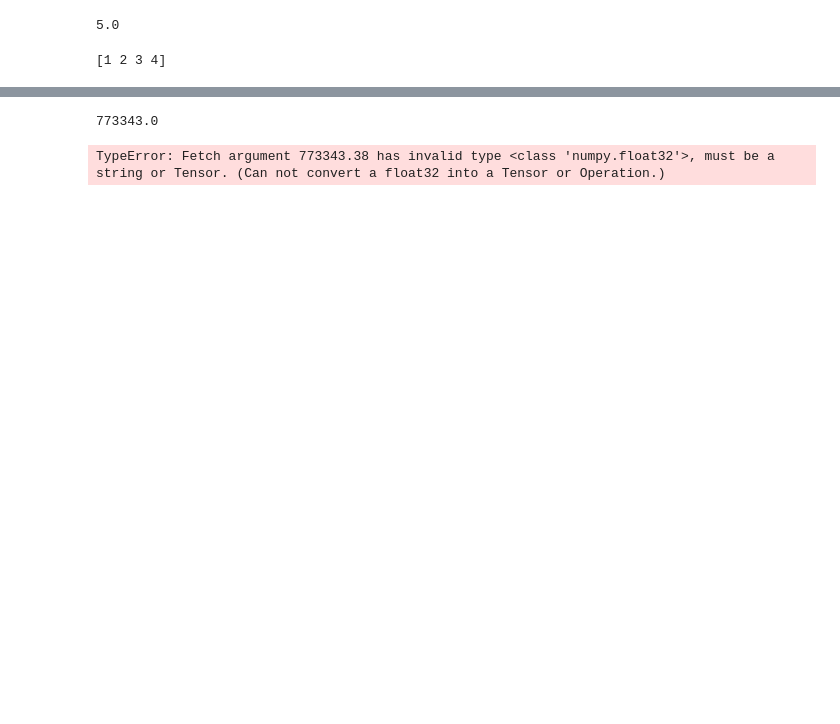
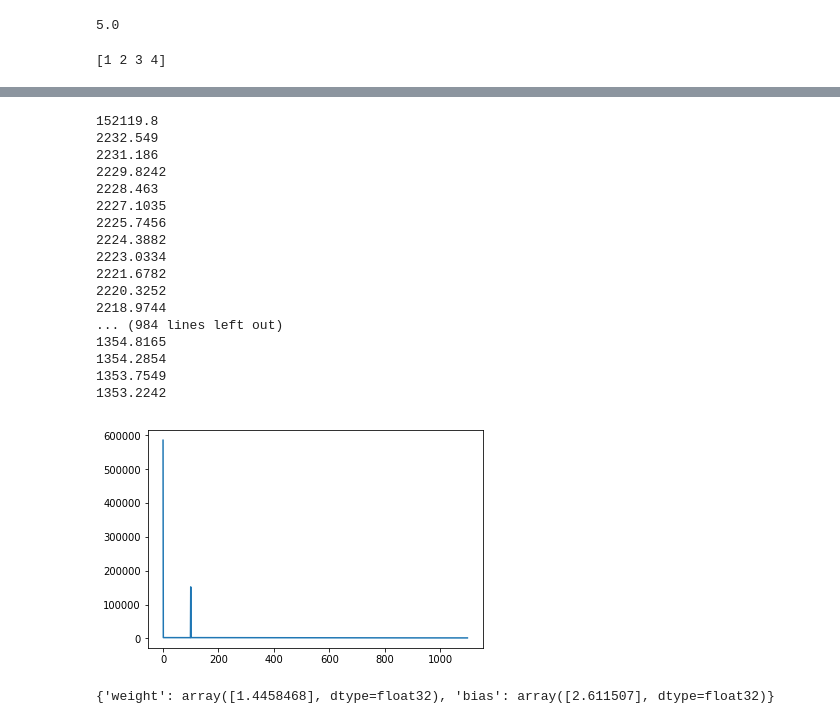
Before and after one commit to vaibagga/TensorflowCSIR, a Jupyter notebook: Coding Session.ipynb, the cells around one changed output, grey strips where cells are left out. Cells and saved outputs as stored; diff of their text form; code cells hidden in the pictures; blank space fills up the shorter version.

```diff
--- a/Coding Session.ipynb
+++ b/Coding Session.ipynb
@@ -80,6 +84,7 @@ ValueError: Variable weight already exists, disallowed. Did you mean to set reus
 def getPrediction(W, X, b):
     return W*X + b
 # %%
-def loss(X, y):
-    return tf.losses.mean_squared_error(getPrediction(X), y)
+def loss(W, X, y, b):
+    pred = getPrediction(W, X, b)
+    return tf.losses.mean_squared_error(pred, y)
 # %%
@@ -91,11 +96,33 @@ TypeError: getPrediction() missing 2 required positional arguments: 'X' and 'b'
 # %%
 with tf.Session() as sess:
     sess.run(init)
-    for num_iter in range(100):
-        sess.run(optimizer, feed_dict = {X: inp, y: out})
-        if num_iter % 10 == 0:
-            cost = sess.run(cost, feed_dict = {X: inp, y: out})
-            print(cost)
+    for num_iter in range(10**5):
+        _, currentCost = sess.run([optimizer, cost], feed_dict = {X: inp, y: out})
+        if num_iter % 1000 == 0:
+            costCache.append(currentCost)
+            print(currentCost)
+    weights["weight"], weights["bias"] = W.eval(), b.eval()
+    plt.plot(costCache)
 # %% [output]
-773343.0
+152119.8
+2232.549
+2231.186
+2229.8242
+2228.463
+2227.1035
+2225.7456
+2224.3882
+2223.0334
+2221.6782
+2220.3252
+2218.9744
+... (984 lines left out)
+1354.8165
+1354.2854
+1353.7549
+1353.2242
-TypeError: Fetch argument 773343.38 has invalid type <class 'numpy.float32'>, must be a string or Tensor. (Can not convert a float32 into a Tensor or Operation.)
+[figure, added]
+# %%
+print(weights)
+# %% [output]
+{'weight': array([1.4458468], dtype=float32), 'bias': array([2.611507], dtype=float32)}
```
Also changed, not shown: parts of 11 cells of this notebook, 1 other file.
